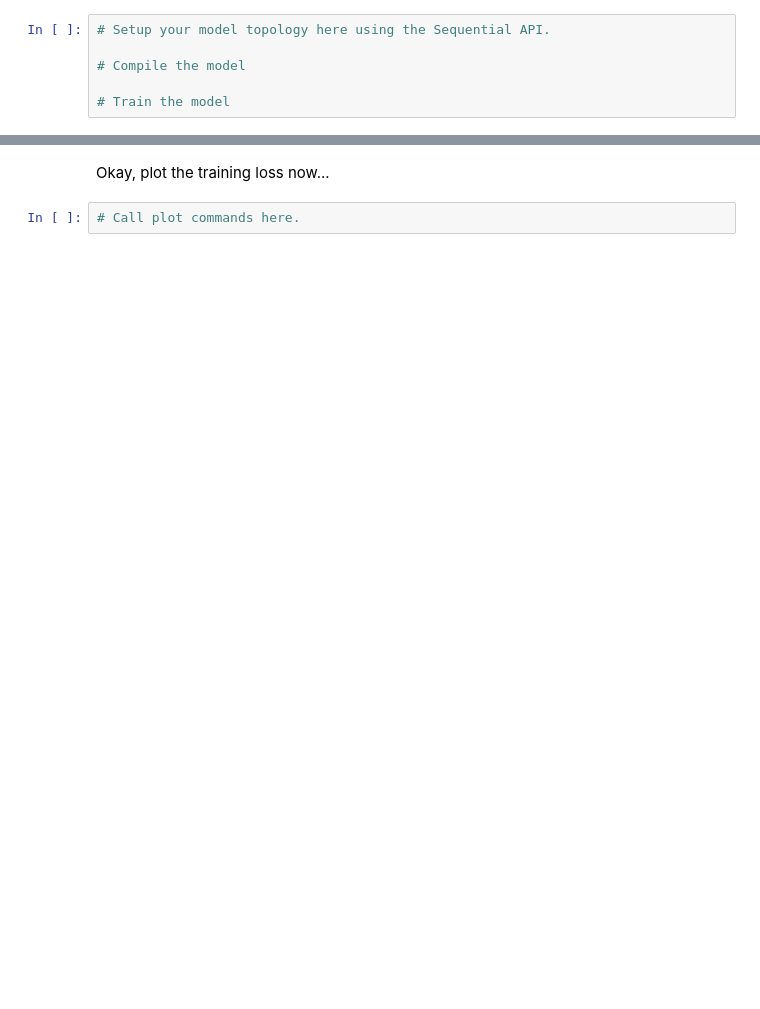
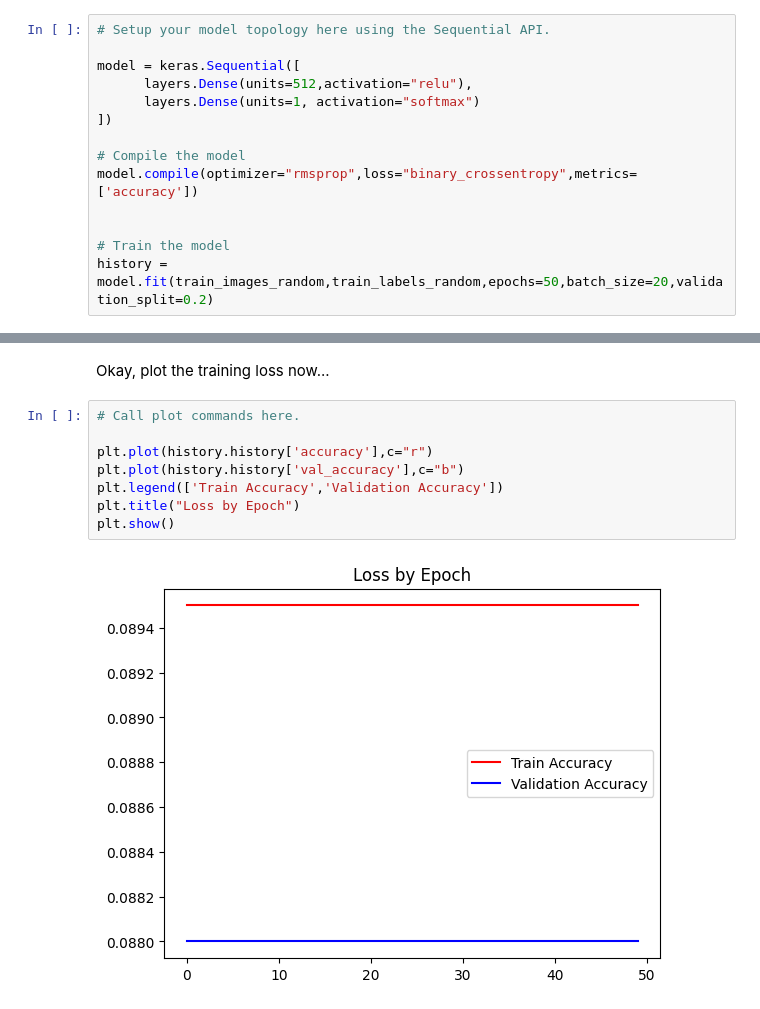
Before and after one commit to christinabrnn/Python-Study, a Jupyter notebook: Neural Network/4_1_Overfitting.ipynb, the cells around one changed output, grey strips where cells are left out. Saved outputs shown, nothing was run; the diff lists cells and outputs as text; blank space fills up the shorter version.

```diff
--- a/Neural Network/4_1_Overfitting.ipynb
+++ b/Neural Network/4_1_Overfitting.ipynb
@@ -52,6 +52,14 @@ Now we will use the simulated data and fit a sequential Keras model that has 512
 # %%
 # Setup your model topology here using the Sequential API.
 
+model = keras.Sequential([
+      layers.Dense(units=512,activation="relu"),
+      layers.Dense(units=1, activation="softmax")
+])
+
 # Compile the model
+model.compile(optimizer="rmsprop",loss="binary_crossentropy",metrics=['accuracy'])
+
 
 # Train the model
+history = model.fit(train_images_random,train_labels_random,epochs=50,batch_size=20,validation_split=0.2)
@@ -58,4 +85,12 @@ Now we will use the simulated data and fit a sequential Keras model that has 512
 # %% [markdown]
 Okay, plot the training loss now...
-# %%
-# Call plot commands here.
+# %%
+# Call plot commands here.
+
+plt.plot(history.history['accuracy'],c="r")
+plt.plot(history.history['val_accuracy'],c="b")
+plt.legend(['Train Accuracy','Validation Accuracy'])
+plt.title("Loss by Epoch")
+plt.show()
+# %% [output]
+[figure, added]
```
Also changed, not shown: parts of 2 cells of this notebook.
